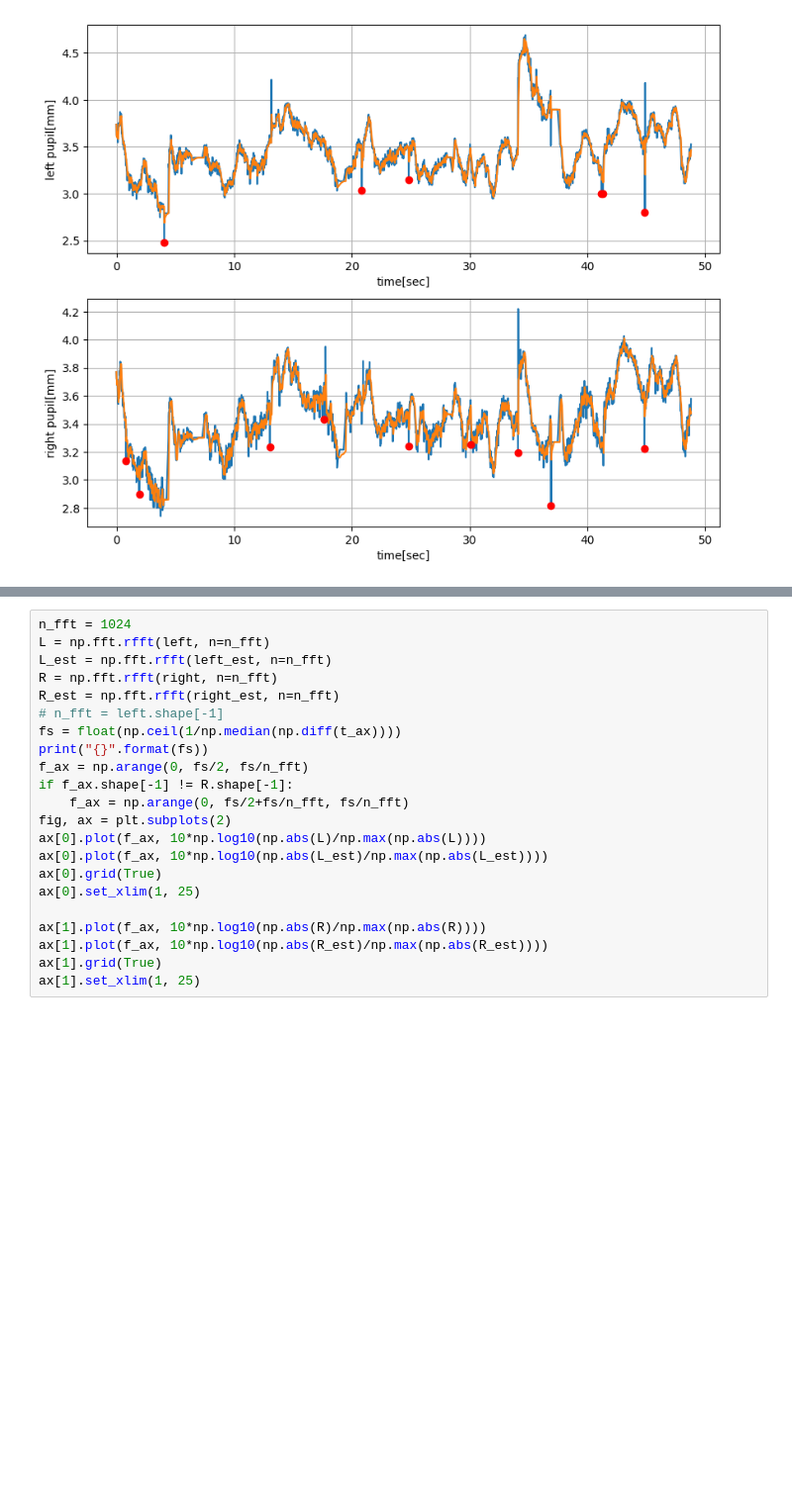
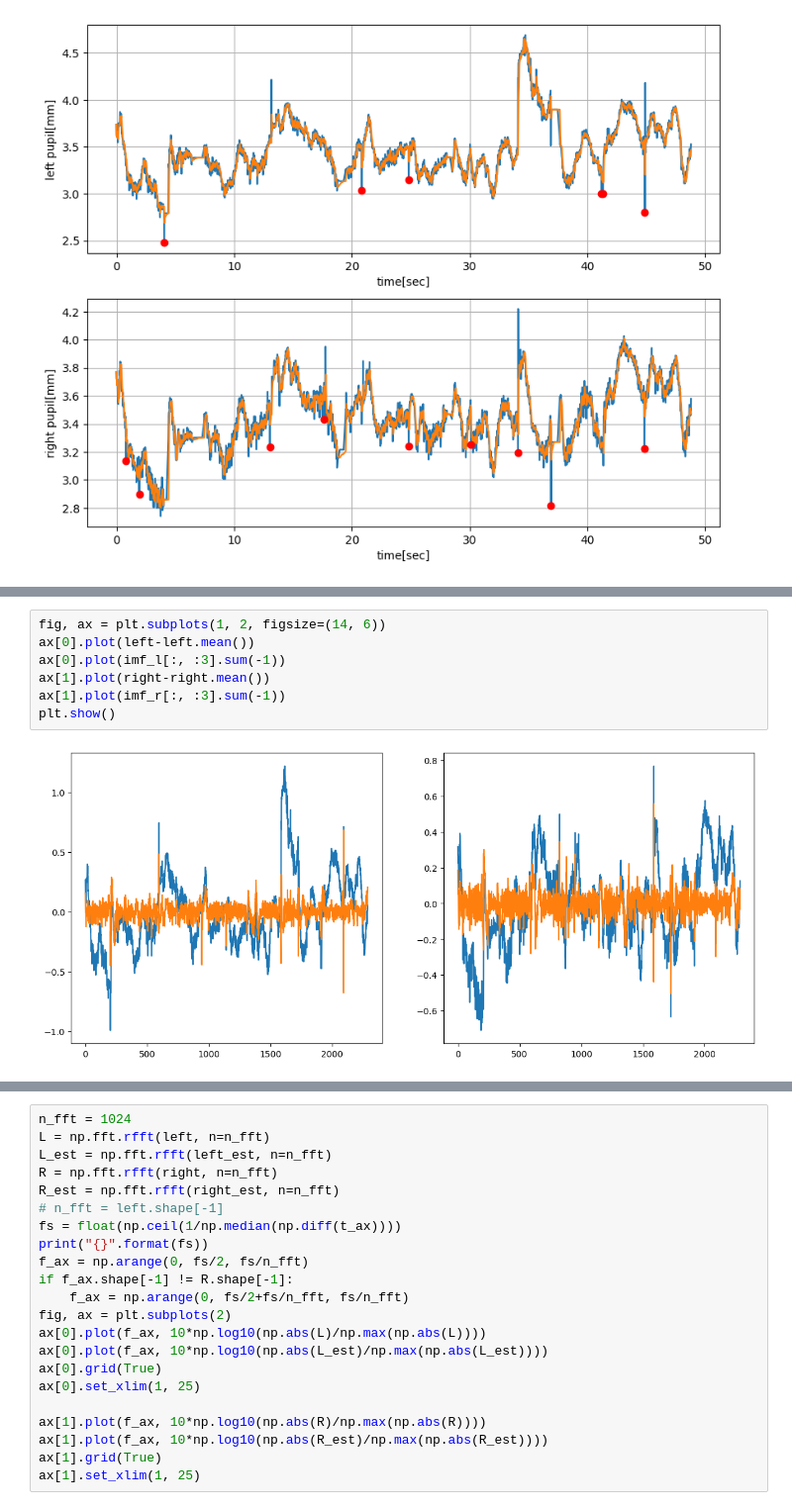
Before and after one commit to avi33/eyetracking, a Jupyter notebook: playground.ipynb, the cells around one changed output, grey strips where cells are left out. Shown at 99% size. Drawn from its saved outputs; the diff is of its cells as text; blank space fills up the shorter version.

```diff
--- a/playground.ipynb
+++ b/playground.ipynb
@@ -148,0 +149,9 @@ plt.show()
+# %%
+fig, ax = plt.subplots(1, 2, figsize=(14, 6))
+ax[0].plot(left-left.mean())
+ax[0].plot(imf_l[:, :3].sum(-1))
+ax[1].plot(right-right.mean())
+ax[1].plot(imf_r[:, :3].sum(-1))
+plt.show()
+# %% [output]
+[figure, added]
```
Also changed, not shown: parts of 2 cells of this notebook.
